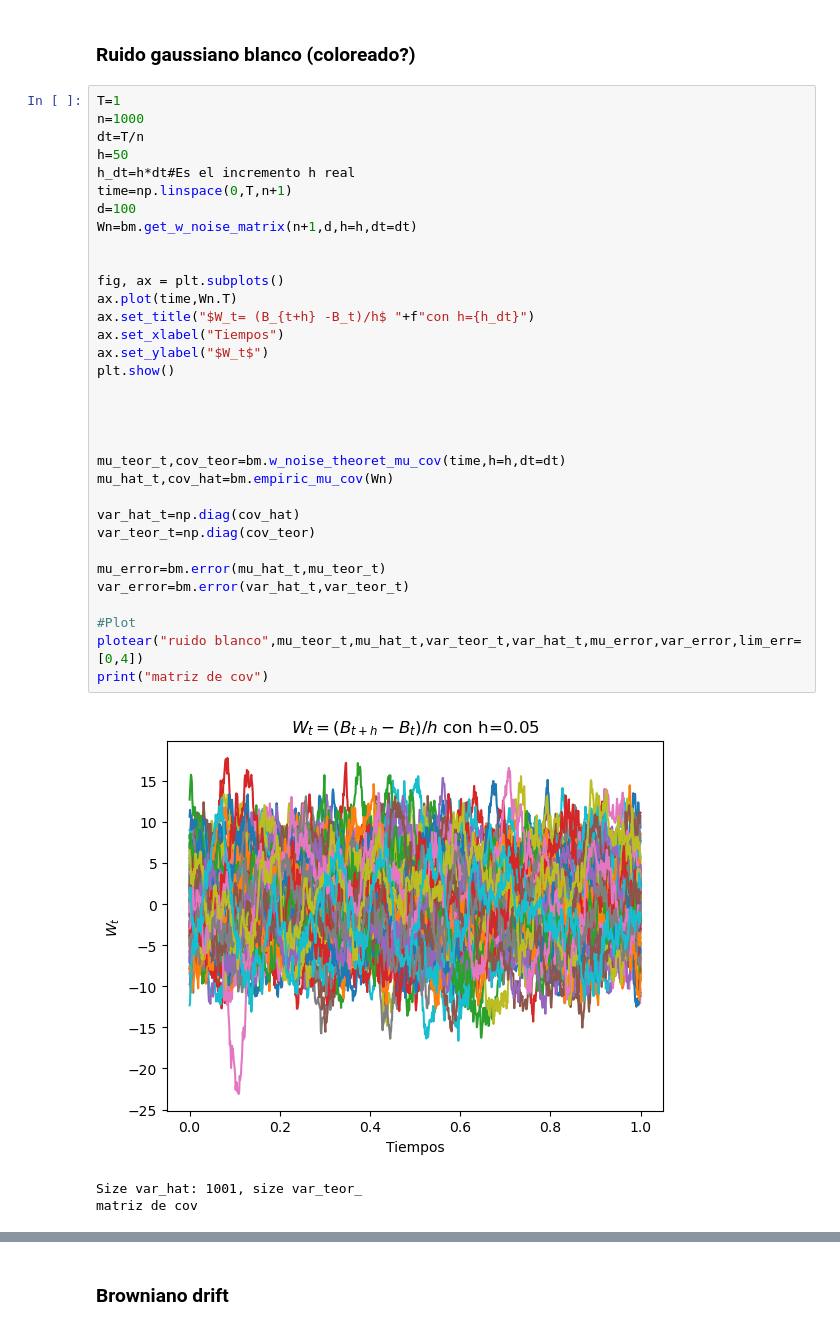
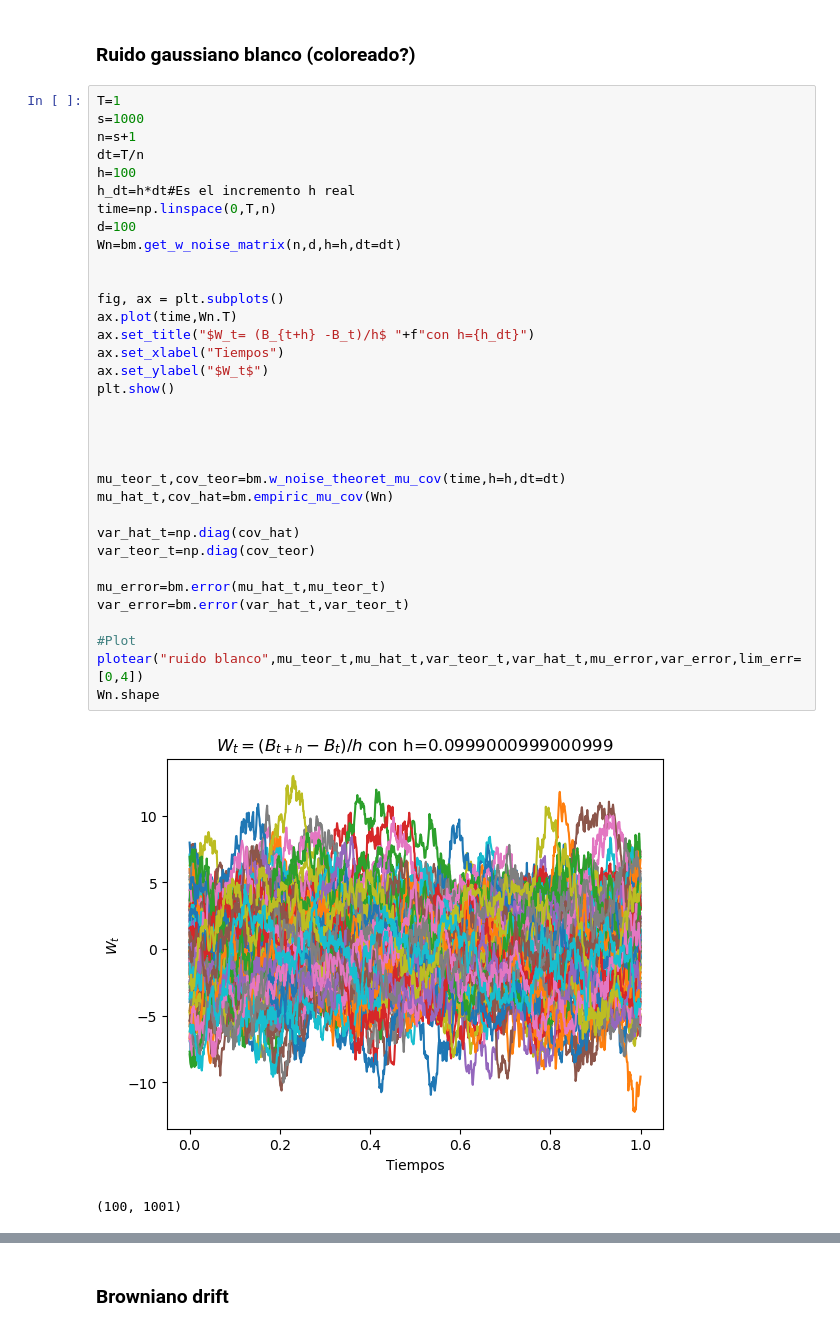
Before and after one commit to msanchezr99/Talleres_estocasticos1, a Jupyter notebook: Procesos_estoc_continuos/Proc_cont.ipynb, the cells around one changed output, grey strips where cells are left out. Cells and saved outputs as stored; diff of their text form.

```diff
--- a/Procesos_estoc_continuos/Proc_cont.ipynb
+++ b/Procesos_estoc_continuos/Proc_cont.ipynb
@@ -281,38 +281,38 @@ Var:  0.0009957507521999474
 ### Ruido gaussiano blanco (coloreado?)
 # %%
 T=1
-n=1000
+s=1000
+n=s+1
 dt=T/n
-h=50
+h=100
 h_dt=h*dt#Es el incremento h real
-time=np.linspace(0,T,n+1)
+time=np.linspace(0,T,n)
 d=100
-Wn=bm.get_w_noise_matrix(n+1,d,h=h,dt=dt)
+Wn=bm.get_w_noise_matrix(n,d,h=h,dt=dt)
 
 
 fig, ax = plt.subplots()
 ax.plot(time,Wn.T)
 ax.set_title("$W_t= (B_{t+h} -B_t)/h$ "+f"con h={h_dt}")
 ax.set_xlabel("Tiempos")
 ax.set_ylabel("$W_t$")
 plt.show()
 
 
 
 
 mu_teor_t,cov_teor=bm.w_noise_theoret_mu_cov(time,h=h,dt=dt)
 mu_hat_t,cov_hat=bm.empiric_mu_cov(Wn)
 
 var_hat_t=np.diag(cov_hat)
 var_teor_t=np.diag(cov_teor)
 
 mu_error=bm.error(mu_hat_t,mu_teor_t)
 var_error=bm.error(var_hat_t,var_teor_t)
 
 #Plot
 plotear("ruido blanco",mu_teor_t,mu_hat_t,var_teor_t,var_hat_t,mu_error,var_error,lim_err=[0,4])
-print("matriz de cov")
+Wn.shape
 # %% [output]
-[figure, old version]
+[figure, new version]
-Size var_hat: 1001, size var_teor_
-matriz de cov
+(100, 1001)
```
Also changed, not shown: parts of 9 cells of this notebook, 2 other files.
